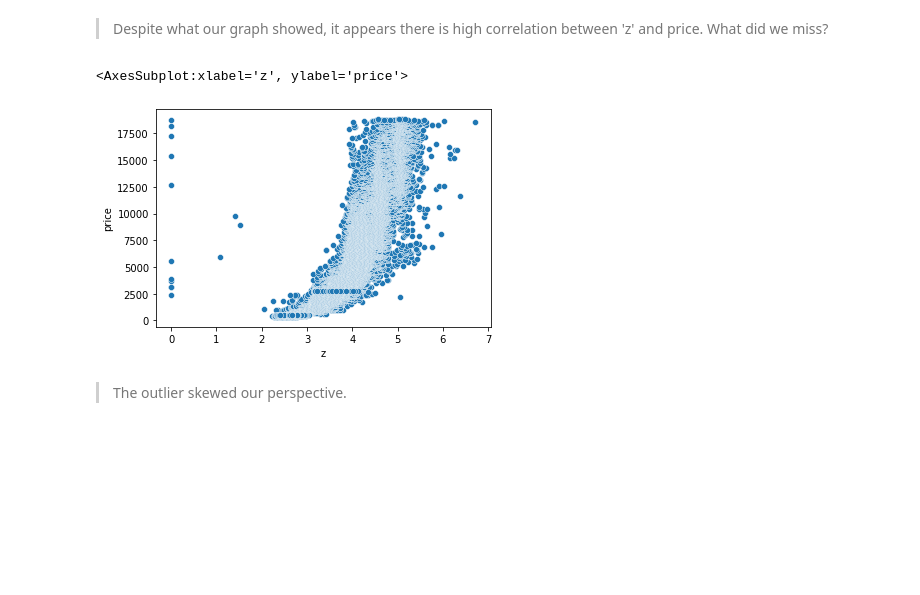
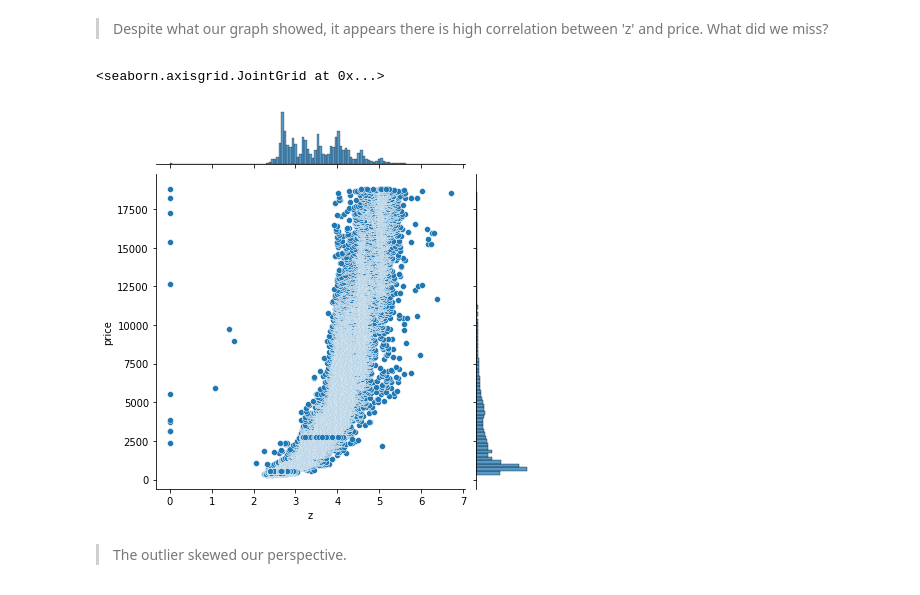
Before and after one commit to eyalnus/Python-Data, a Jupyter notebook: Diamonds-full.ipynb, the cells around one changed output. Saved outputs shown, nothing was run; the diff lists cells and outputs as text; code cells hidden in the pictures; blank space fills up the shorter version.

```diff
--- a/Diamonds-full.ipynb
+++ b/Diamonds-full.ipynb
@@ -206,10 +250,10 @@ plt.show()
 > Despite what our graph showed, it appears there is high correlation between 'z' and price. What did we miss?
 # %%
 diamonds = diamonds.loc[(diamonds.z<30)]
-sns.scatterplot(x='z', y='price', data=diamonds)
+sns.jointplot(x='z', y='price', data=diamonds)
 # %% [output]
-<AxesSubplot:xlabel='z', ylabel='price'>
+<seaborn.axisgrid.JointGrid at 0x...>
-[figure, old version]
+[figure, new version]
 # %% [markdown]
 > The outlier skewed our perspective.
 # %% [markdown]
```
Also changed, not shown: parts of 10 cells of this notebook, 1 other file.
